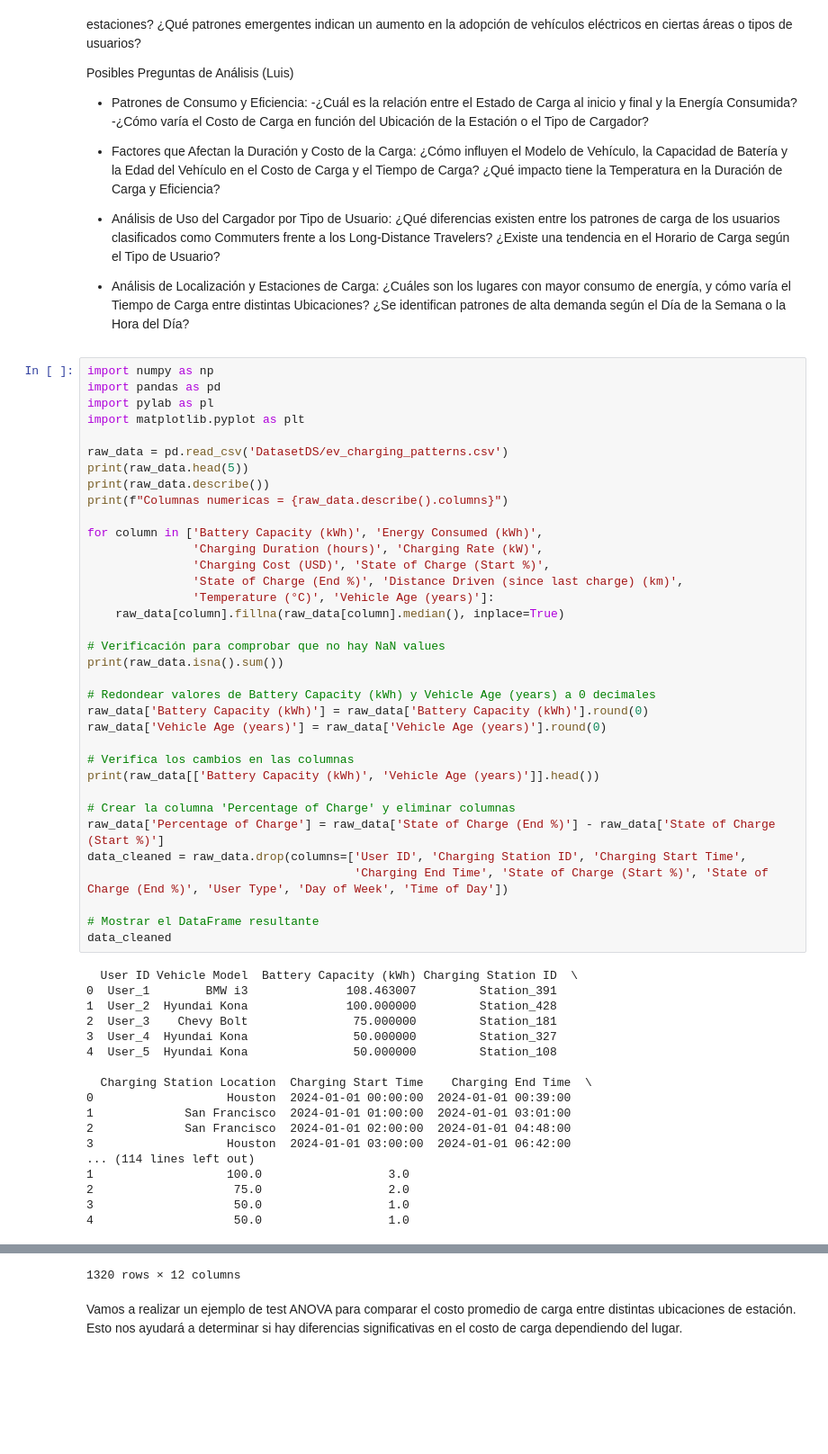
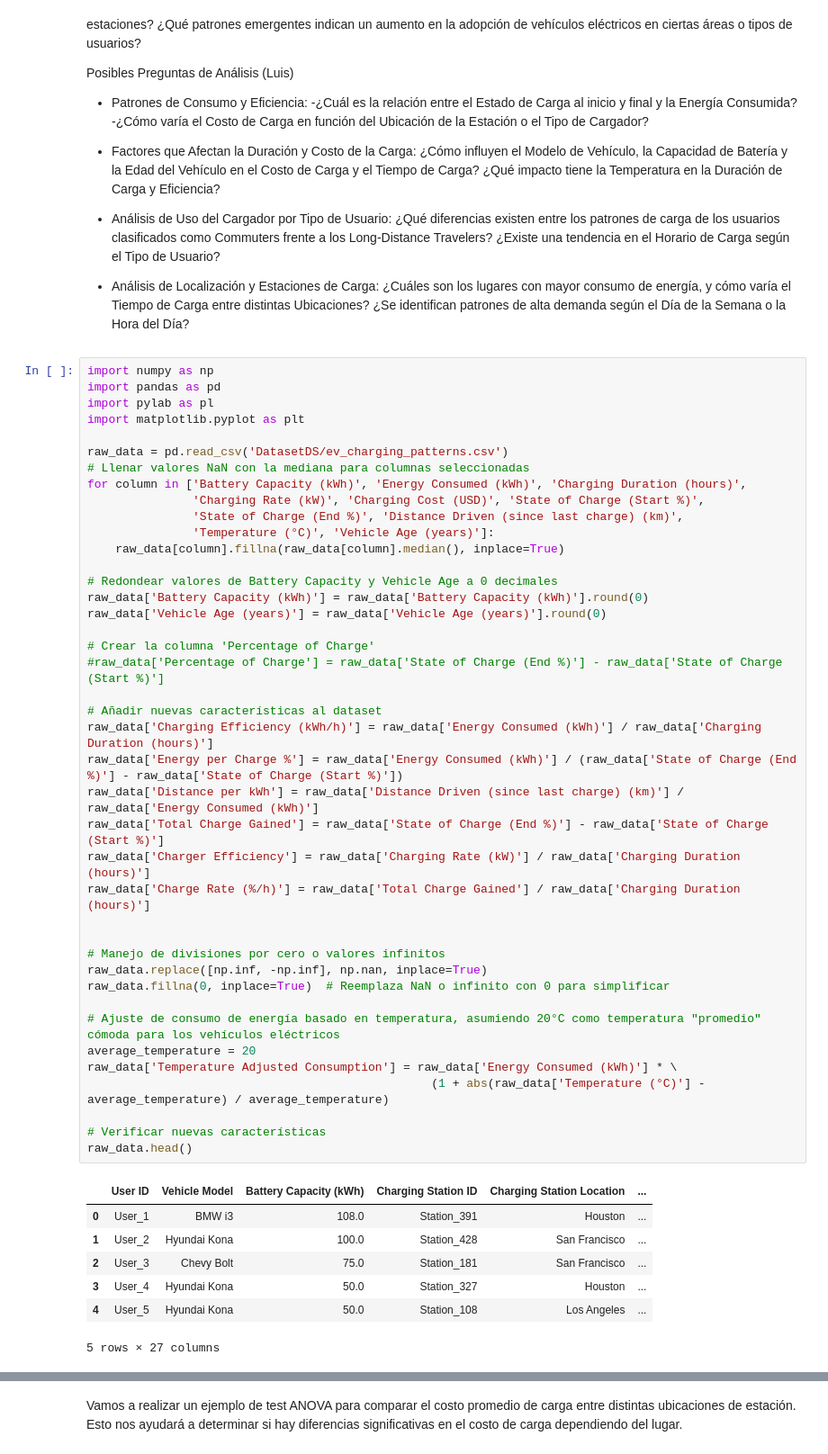
Before and after one commit to bermejo4/MachineLearning-MADI, a Jupyter notebook: DataScience/FinalProject_DS_Luis.ipynb, the cells around one changed output, grey strips where cells are left out. Shown: that part at 90% size. Saved outputs shown, nothing was run; the diff lists cells and outputs as text; blank space fills up the shorter version.

```diff
--- a/DataScience/FinalProject_DS_Luis.ipynb
+++ b/DataScience/FinalProject_DS_Luis.ipynb
@@ -115,53 +115,49 @@ Posibles Preguntas de Análisis (Luis)
 # %%
 import numpy as np
 import pandas as pd
 import pylab as pl
 import matplotlib.pyplot as plt
 
 raw_data = pd.read_csv('DatasetDS/ev_charging_patterns.csv')
-print(raw_data.head(5))
-print(raw_data.describe())
-print(f"Columnas numericas = {raw_data.describe().columns}")
-
-for column in ['Battery Capacity (kWh)', 'Energy Consumed (kWh)',
-               'Charging Duration (hours)', 'Charging Rate (kW)',
-               'Charging Cost (USD)', 'State of Charge (Start %)',
+# Llenar valores NaN con la mediana para columnas seleccionadas
+for column in ['Battery Capacity (kWh)', 'Energy Consumed (kWh)', 'Charging Duration (hours)',
+               'Charging Rate (kW)', 'Charging Cost (USD)', 'State of Charge (Start %)',
                'State of Charge (End %)', 'Distance Driven (since last charge) (km)',
                'Temperature (°C)', 'Vehicle Age (years)']:
     raw_data[column].fillna(raw_data[column].median(), inplace=True)
 
-# Verificación para comprobar que no hay NaN values
-print(raw_data.isna().sum())
-
-# Redondear valores de Battery Capacity (kWh) y Vehicle Age (years) a 0 decimales
+# Redondear valores de Battery Capacity y Vehicle Age a 0 decimales
 raw_data['Battery Capacity (kWh)'] = raw_data['Battery Capacity (kWh)'].round(0)
 raw_data['Vehicle Age (years)'] = raw_data['Vehicle Age (years)'].round(0)
 
-# Verifica los cambios en las columnas
-print(raw_data[['Battery Capacity (kWh)', 'Vehicle Age (years)']].head())
+# Crear la columna 'Percentage of Charge'
+#raw_data['Percentage of Charge'] = raw_data['State of Charge (End %)'] - raw_data['State of Charge (Start %)']
 
-# Crear la columna 'Percentage of Charge' y eliminar columnas
-raw_data['Percentage of Charge'] = raw_data['State of Charge (End %)'] - raw_data['State of Charge (Start %)']
-data_cleaned = raw_data.drop(columns=['User ID', 'Charging Station ID', 'Charging Start Time',
-                                      'Charging End Time', 'State of Charge (Start %)', 'State of Charge (End %)', 'User Type', 'Day of Week', 'Time of Day'])
+# Añadir nuevas características al dataset
+raw_data['Charging Efficiency (kWh/h)'] = raw_data['Energy Consumed (kWh)'] / raw_data['Charging Duration (hours)']
+raw_data['Energy per Charge %'] = raw_data['Energy Consumed (kWh)'] / (raw_data['State of Charge (End %)'] - raw_data['State of Charge (Start %)'])
+raw_data['Distance per kWh'] = raw_data['Distance Driven (since last charge) (km)'] / raw_data['Energy Consumed (kWh)']
+raw_data['Total Charge Gained'] = raw_data['State of Charge (End %)'] - raw_data['State of Charge (Start %)']
+raw_data['Charger Efficiency'] = raw_data['Charging Rate (kW)'] / raw_data['Charging Duration (hours)']
+raw_data['Charge Rate (%/h)'] = raw_data['Total Charge Gained'] / raw_data['Charging Duration (hours)']
 
-# Mostrar el DataFrame resultante
-data_cleaned
+
+# Manejo de divisiones por cero o valores infinitos
+raw_data.replace([np.inf, -np.inf], np.nan, inplace=True)
+raw_data.fillna(0, inplace=True)  # Reemplaza NaN o infinito con 0 para simplificar
+
+# Ajuste de consumo de energía basado en temperatura, asumiendo 20°C como temperatura "promedio" cómoda para los vehículos eléctricos
+average_temperature = 20
+raw_data['Temperature Adjusted Consumption'] = raw_data['Energy Consumed (kWh)'] * \
+                                                 (1 + abs(raw_data['Temperature (°C)'] - average_temperature) / average_temperature)
+
+# Verificar nuevas características
+raw_data.head()
 # %% [output]
+|  | User ID | Vehicle Model | Battery Capacity (kWh) | Charging Station ID | Charging Station Location | ... |
+| 0 | User_1 | BMW i3 | 108.0 | Station_391 | Houston | ... |
+| 1 | User_2 | Hyundai Kona | 100.0 | Station_428 | San Francisco | ... |
+| 2 | User_3 | Chevy Bolt | 75.0 | Station_181 | San Francisco | ... |
+| 3 | User_4 | Hyundai Kona | 50.0 | Station_327 | Houston | ... |
+| 4 | User_5 | Hyundai Kona | 50.0 | Station_108 | Los Angeles | ... |
-  User ID Vehicle Model  Battery Capacity (kWh) Charging Station ID  \
-0  User_1        BMW i3              108.463007         Station_391
-1  User_2  Hyundai Kona              100.000000         Station_428
-2  User_3    Chevy Bolt               75.000000         Station_181
-3  User_4  Hyundai Kona               50.000000         Station_327
-4  User_5  Hyundai Kona               50.000000         Station_108
-
-  Charging Station Location  Charging Start Time    Charging End Time  \
-0                   Houston  2024-01-01 00:00:00  2024-01-01 00:39:00
-1             San Francisco  2024-01-01 01:00:00  2024-01-01 03:01:00
-2             San Francisco  2024-01-01 02:00:00  2024-01-01 04:48:00
-3                   Houston  2024-01-01 03:00:00  2024-01-01 06:42:00
-... (114 lines left out)
-1                   100.0                  3.0
-2                    75.0                  2.0
-3                    50.0                  1.0
-4                    50.0                  1.0
+5 rows × 27 columns
@@ -180,4 +164,3 @@ data_cleaned
-1320 rows × 12 columns
 # %% [markdown]
 Vamos a realizar un ejemplo de test ANOVA para comparar el costo promedio de carga entre distintas ubicaciones de estación. Esto nos ayudará a determinar si hay diferencias significativas en el costo de carga dependiendo del lugar.
 # %%
```
Also changed, not shown: parts of 6 cells of this notebook.
